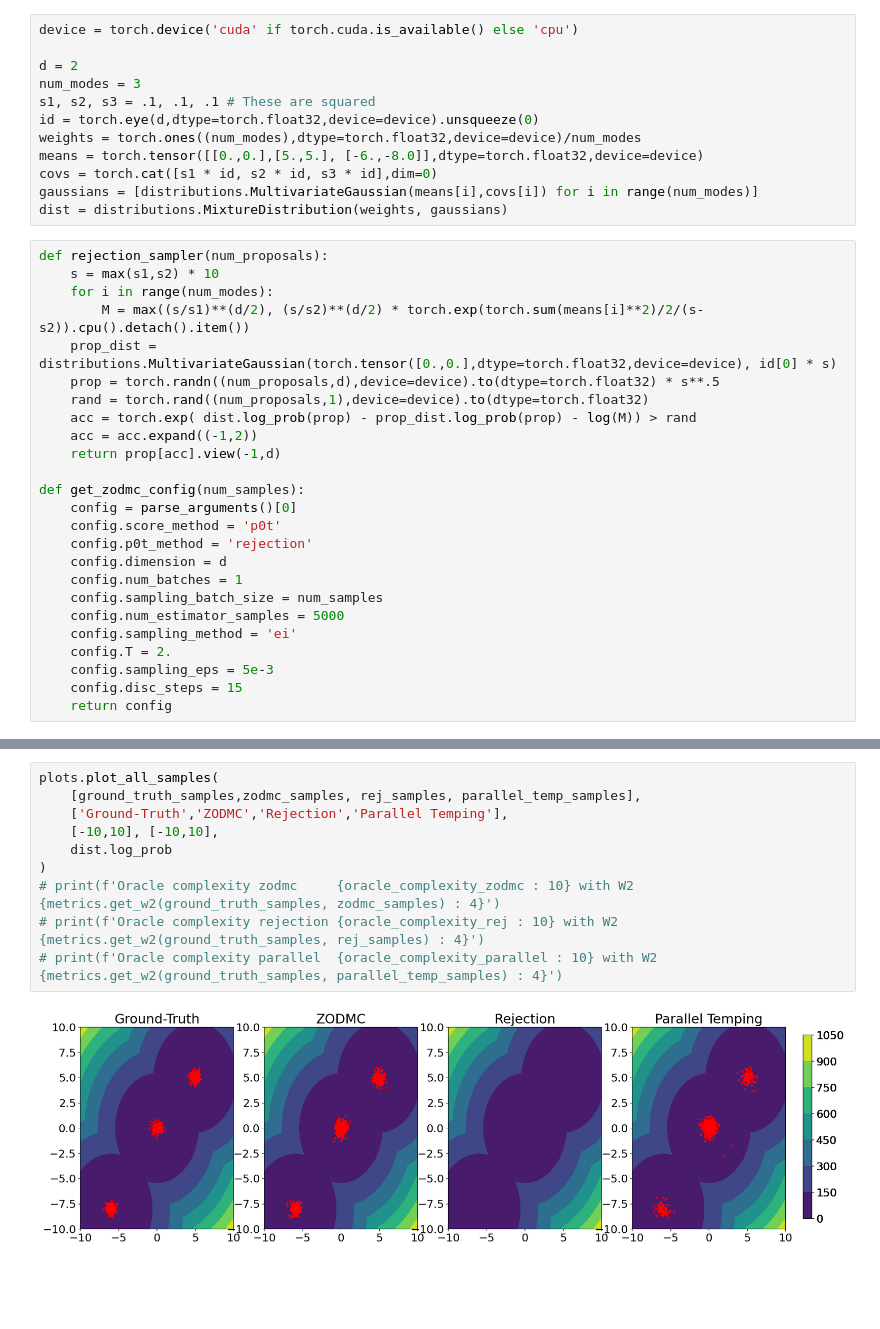
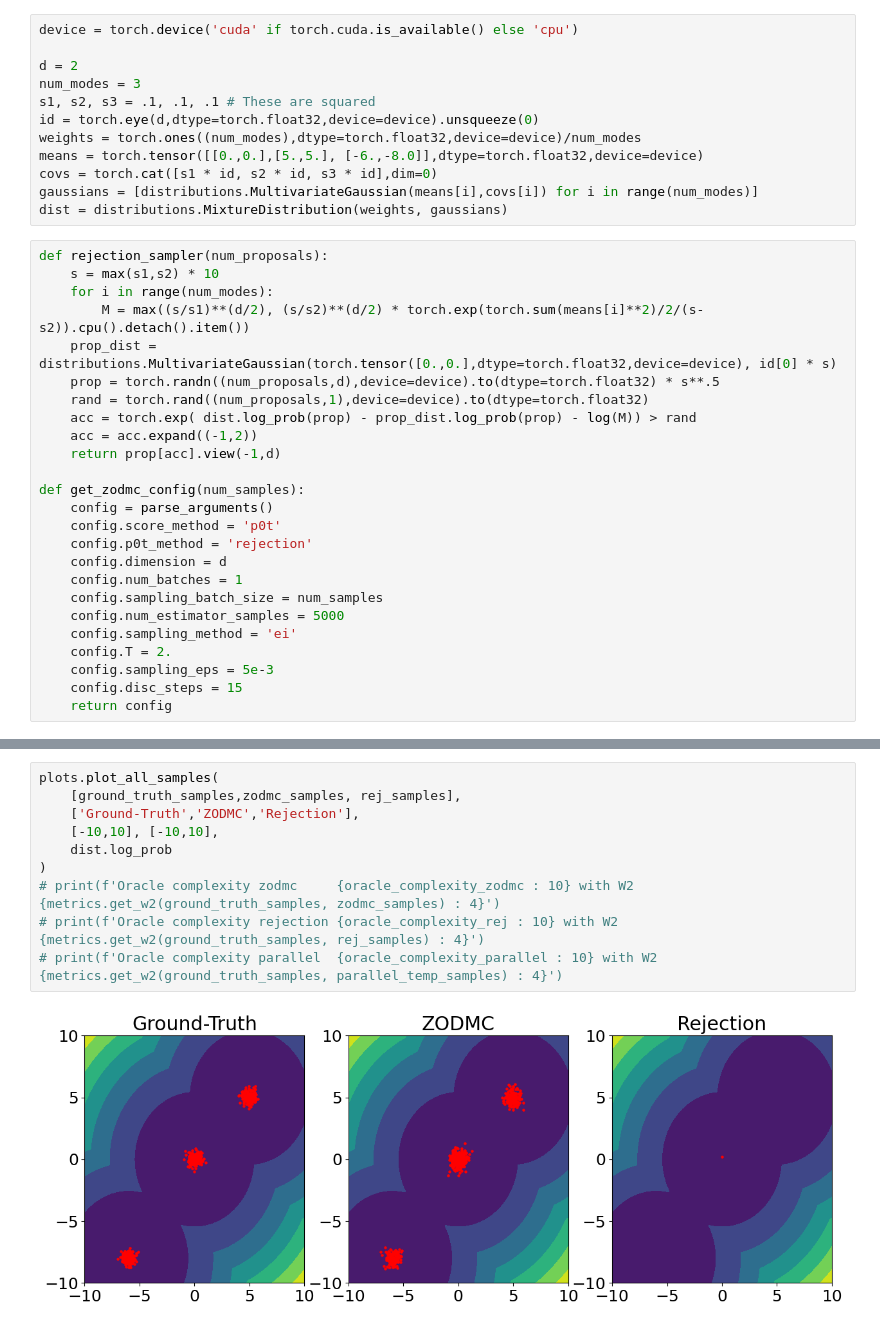
Before and after one commit to KevinRojas1499/ZOD-MC, a Jupyter notebook: rebuttal.ipynb, the cells around one changed output, grey strips where cells are left out. Saved outputs shown, nothing was run; the diff lists cells and outputs as text; blank space fills up the shorter version.

```diff
--- a/rebuttal.ipynb
+++ b/rebuttal.ipynb
@@ -40,7 +38,7 @@ def rejection_sampler(num_proposals):
     return prop[acc].view(-1,d)
 
 def get_zodmc_config(num_samples):
-    config = parse_arguments()[0]
+    config = parse_arguments()
     config.score_method = 'p0t'
     config.p0t_method = 'rejection'
     config.dimension = d
@@ -138,12 +89,12 @@ fig.colorbar(im, cax=cbar_ax)
 # %%
 plots.plot_all_samples(
-    [ground_truth_samples,zodmc_samples, rej_samples, parallel_temp_samples],
-    ['Ground-Truth','ZODMC','Rejection','Parallel Temping'],
+    [ground_truth_samples,zodmc_samples, rej_samples],
+    ['Ground-Truth','ZODMC','Rejection'],
     [-10,10], [-10,10],
     dist.log_prob
 )
 # print(f'Oracle complexity zodmc     {oracle_complexity_zodmc : 10} with W2 {metrics.get_w2(ground_truth_samples, zodmc_samples) : 4}')
 # print(f'Oracle complexity rejection {oracle_complexity_rej : 10} with W2 {metrics.get_w2(ground_truth_samples, rej_samples) : 4}')
 # print(f'Oracle complexity parallel  {oracle_complexity_parallel : 10} with W2 {metrics.get_w2(ground_truth_samples, parallel_temp_samples) : 4}')
 # %% [output]
-[figure, old version]
+[figure, new version]
```
Also changed, not shown: parts of 8 cells of this notebook, 19 other files.
